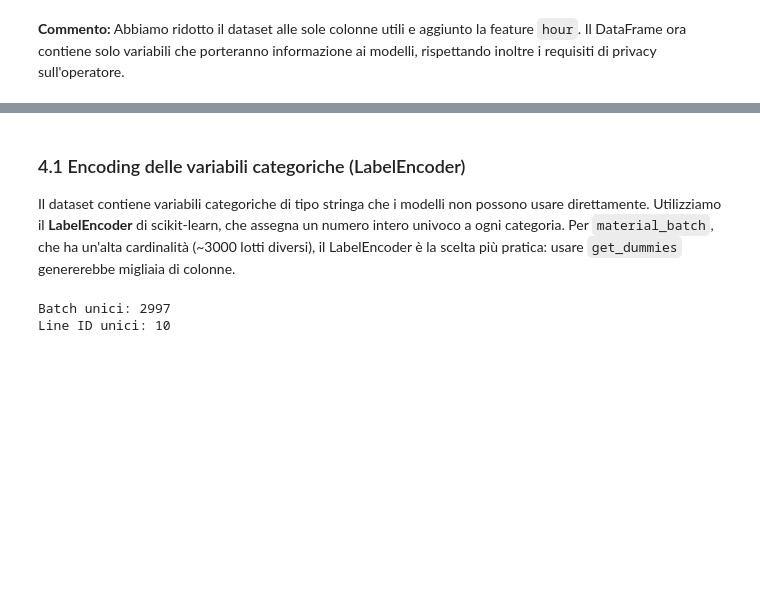
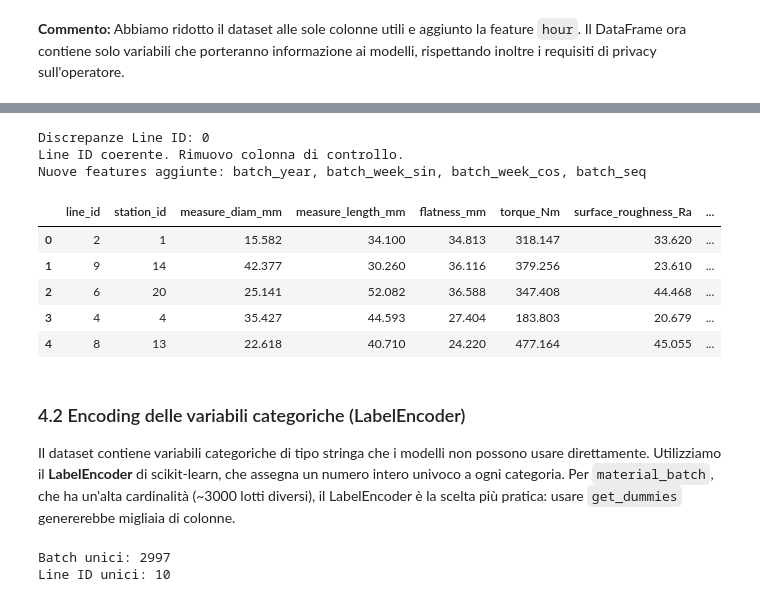
Before and after one commit to D3Br4nd/Formazione-AI, a Jupyter notebook: esercitazione-ml/soluzione_v2.ipynb, the cells around one changed output, grey strips where cells are left out. Cells and saved outputs as stored; diff of their text form; code cells hidden in the pictures; blank space fills up the shorter version.

Commit message:
nuova versione con ulteriore creazione di feature da material_batch

```diff
--- a/esercitazione-ml/soluzione_v2.ipynb
+++ b/esercitazione-ml/soluzione_v2.ipynb
@@ -302,5 +315,64 @@ In questa sezione trasformiamo le variabili categoriche in formato numerico, cre
+# %%
+def extract_batch_info(batch_str):
+    # Formato atteso: MB-YYYYWww-Lnn-sss
+    try:
+        parts = batch_str.split('-')
+        if len(parts) != 4:
+            return None, None, None, None
+
+        # parts[1] is 'YYYYWww'
+        year_week = parts[1].split('W')
+        year = int(year_week[0])
+        week = int(year_week[1])
+
+        # parts[2] is 'Lnn'
+        line_id = int(parts[2][1:]) # Rimuove 'L'
+
+        # parts[3] is 'sss'
+        seq = int(parts[3])
+
+        return year, week, line_id, seq
+    except:
+        return None, None, None, None
+
+# Applicazione della funzione
+batch_data = df['material_batch'].apply(extract_batch_info)
+
+# Creazione nuove colonne
+df['batch_year'] = batch_data.apply(lambda x: x[0])
+df['batch_week'] = batch_data.apply(lambda x: x[1])
+df['batch_line_check'] = batch_data.apply(lambda x: x[2])
+df['batch_seq'] = batch_data.apply(lambda x: x[3])
+
+# Verifica coerenza Line ID
+mismatches = df[df['line_id'] != df['batch_line_check']]
+print(f"Discrepanze Line ID: {len(mismatches)}")
+
+# Se non ci sono discrepanze, rimuoviamo la colonna di controllo, altrimenti indaghiamo
+if len(mismatches) == 0:
+    print("Line ID coerente. Rimuovo colonna di controllo.")
+    df.drop(columns=['batch_line_check'], inplace=True)
+else:
+    print("ATTENZIONE: Discrepanze trovate! Manteniamo la colonna per indagini.")
+
+# Encoding Ciclico per la Settimana (1-53)
+df['batch_week_sin'] = np.sin(2 * np.pi * df['batch_week'] / 53)
+df['batch_week_cos'] = np.cos(2 * np.pi * df['batch_week'] / 53)
+
+print("Nuove features aggiunte: batch_year, batch_week_sin, batch_week_cos, batch_seq")
+df.head()
+# %% [output]
+Discrepanze Line ID: 0
+Line ID coerente. Rimuovo colonna di controllo.
+Nuove features aggiunte: batch_year, batch_week_sin, batch_week_cos, batch_seq
+|  | line_id | station_id | measure_diam_mm | measure_length_mm | flatness_mm | torque_Nm | surface_roughness_Ra | ... |
+| 0 | 2 | 1 | 15.582 | 34.100 | 34.813 | 318.147 | 33.620 | ... |
+| 1 | 9 | 14 | 42.377 | 30.260 | 36.116 | 379.256 | 23.610 | ... |
+| 2 | 6 | 20 | 25.141 | 52.082 | 36.588 | 347.408 | 44.468 | ... |
+| 3 | 4 | 4 | 35.427 | 44.593 | 27.404 | 183.803 | 20.679 | ... |
+| 4 | 8 | 13 | 22.618 | 40.710 | 24.220 | 477.164 | 45.055 | ... |
 # %% [markdown]
-### 4.1 Encoding delle variabili categoriche (LabelEncoder)
+### 4.2 Encoding delle variabili categoriche (LabelEncoder)
 
 Il dataset contiene variabili categoriche di tipo stringa che i modelli non possono usare direttamente. Utilizziamo il **LabelEncoder** di scikit-learn, che assegna un numero intero univoco a ogni categoria. Per `material_batch`, che ha un'alta cardinalità (~3000 lotti diversi), il LabelEncoder è la scelta più pratica: usare `get_dummies` genererebbe migliaia di colonne.
 # %%
```
Also changed, not shown: parts of 19 cells of this notebook.
